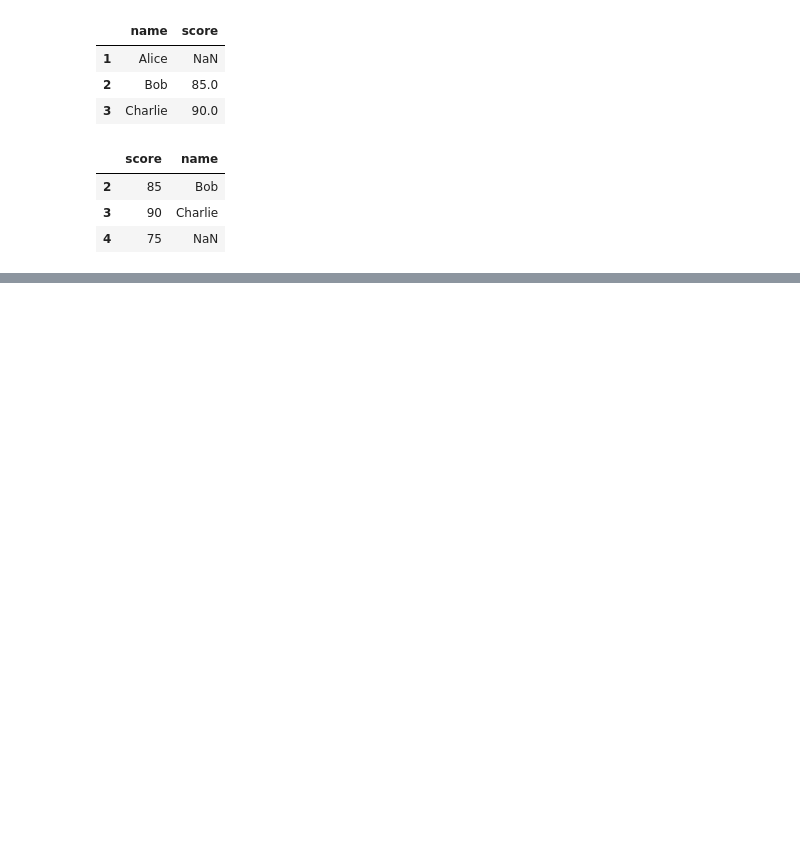
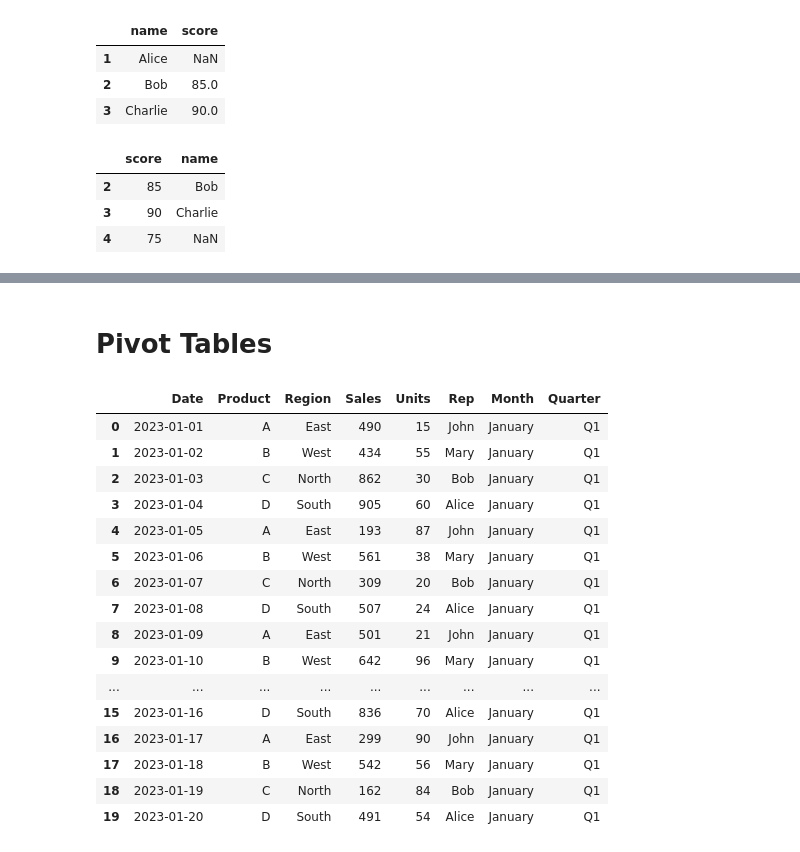
Before and after one commit to coderharpuneet/WebDev, a Jupyter notebook: Pandas/pandas.ipynb, the cells around one changed output, grey strips where cells are left out. Saved outputs shown, nothing was run; the diff lists cells and outputs as text; code cells hidden in the pictures; blank space fills up the shorter version.

Commit message:
Group by and aggregation and pivot tables in Pandas

```diff
--- a/Pandas/pandas.ipynb
+++ b/Pandas/pandas.ipynb
@@ -383,0 +426,37 @@ df2.join(df1)
+# %% [markdown]
+# Pivot Tables
+# %%
+data = {
+'Date': pd.date_range('2023-01-01', periods=20),
+'Product': ['A', 'B', 'C', 'D'] * 5,
+'Region': ['East', 'West', 'North', 'South', 'East', 'West', 'North', 'South', 'East', 'West',
+'North', 'South', 'East', 'West', 'North', 'South', 'East', 'West', 'North', 'South'],
+'Sales': np. random. randint (100, 1000, 20),
+'Units': np. random. randint(10, 100, 20),
+'Rep': ['John', 'Mary', 'Bob', 'Alice', 'John', 'Mary', 'Bob', 'Alice', 'John', 'Mary',
+'Bob', 'Alice', 'John', 'Mary', 'Bob', 'Alice', 'John', 'Mary', 'Bob', 'Alice']
+}
+df = pd. DataFrame(data)
+
+
+df ['Month'] = df['Date'].dt.month_name()
+df['Quarter'] = 'Q' + df['Date'].dt. quarter.astype(str)
+df
+# %% [output]
+|  | Date | Product | Region | Sales | Units | Rep | Month | Quarter |
+| 0 | 2023-01-01 | A | East | 490 | 15 | John | January | Q1 |
+| 1 | 2023-01-02 | B | West | 434 | 55 | Mary | January | Q1 |
+| 2 | 2023-01-03 | C | North | 862 | 30 | Bob | January | Q1 |
+| 3 | 2023-01-04 | D | South | 905 | 60 | Alice | January | Q1 |
+| 4 | 2023-01-05 | A | East | 193 | 87 | John | January | Q1 |
+| 5 | 2023-01-06 | B | West | 561 | 38 | Mary | January | Q1 |
+| 6 | 2023-01-07 | C | North | 309 | 20 | Bob | January | Q1 |
+| 7 | 2023-01-08 | D | South | 507 | 24 | Alice | January | Q1 |
+| 8 | 2023-01-09 | A | East | 501 | 21 | John | January | Q1 |
+| 9 | 2023-01-10 | B | West | 642 | 96 | Mary | January | Q1 |
+| ... | ... | ... | ... | ... | ... | ... | ... | ... |
+| 15 | 2023-01-16 | D | South | 836 | 70 | Alice | January | Q1 |
+| 16 | 2023-01-17 | A | East | 299 | 90 | John | January | Q1 |
+| 17 | 2023-01-18 | B | West | 542 | 56 | Mary | January | Q1 |
+| 18 | 2023-01-19 | C | North | 162 | 84 | Bob | January | Q1 |
+| 19 | 2023-01-20 | D | South | 491 | 54 | Alice | January | Q1 |
```
Also changed, not shown: parts of 17 cells of this notebook.
